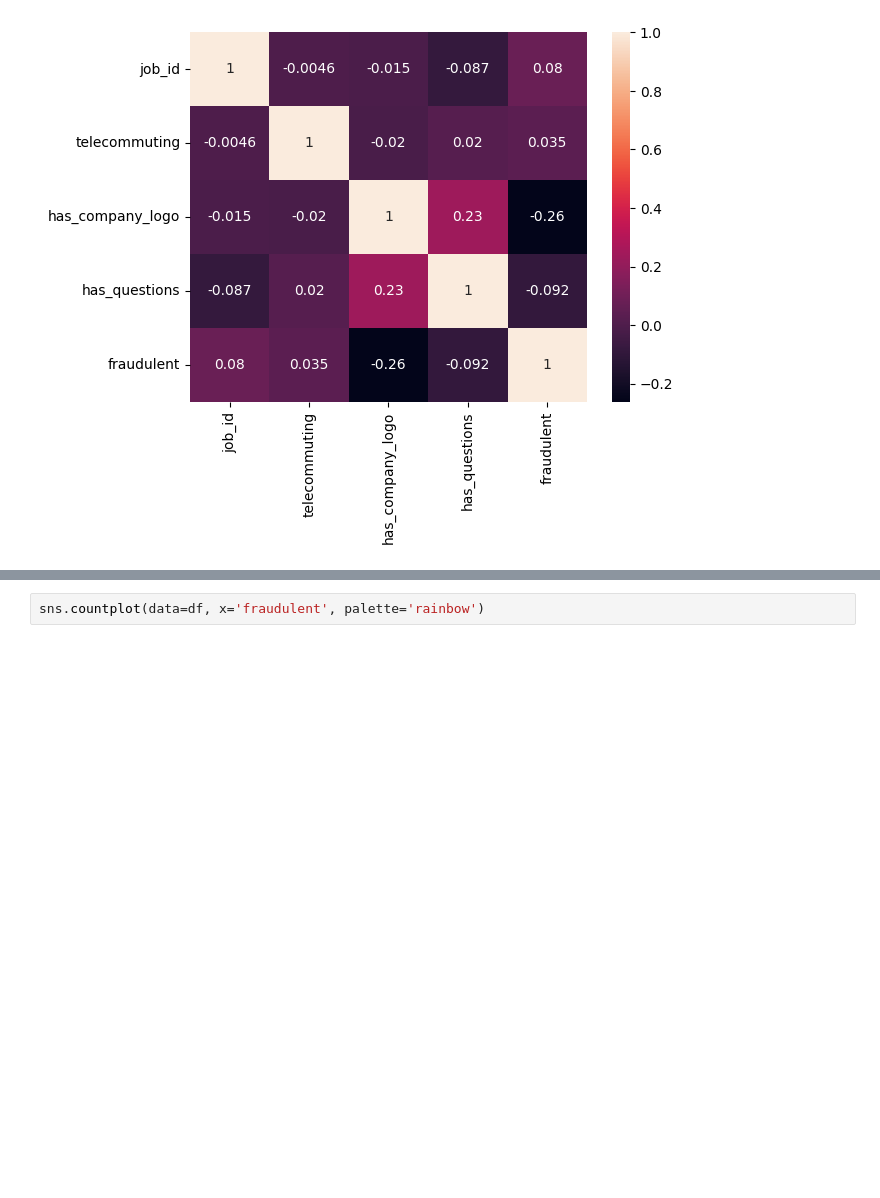
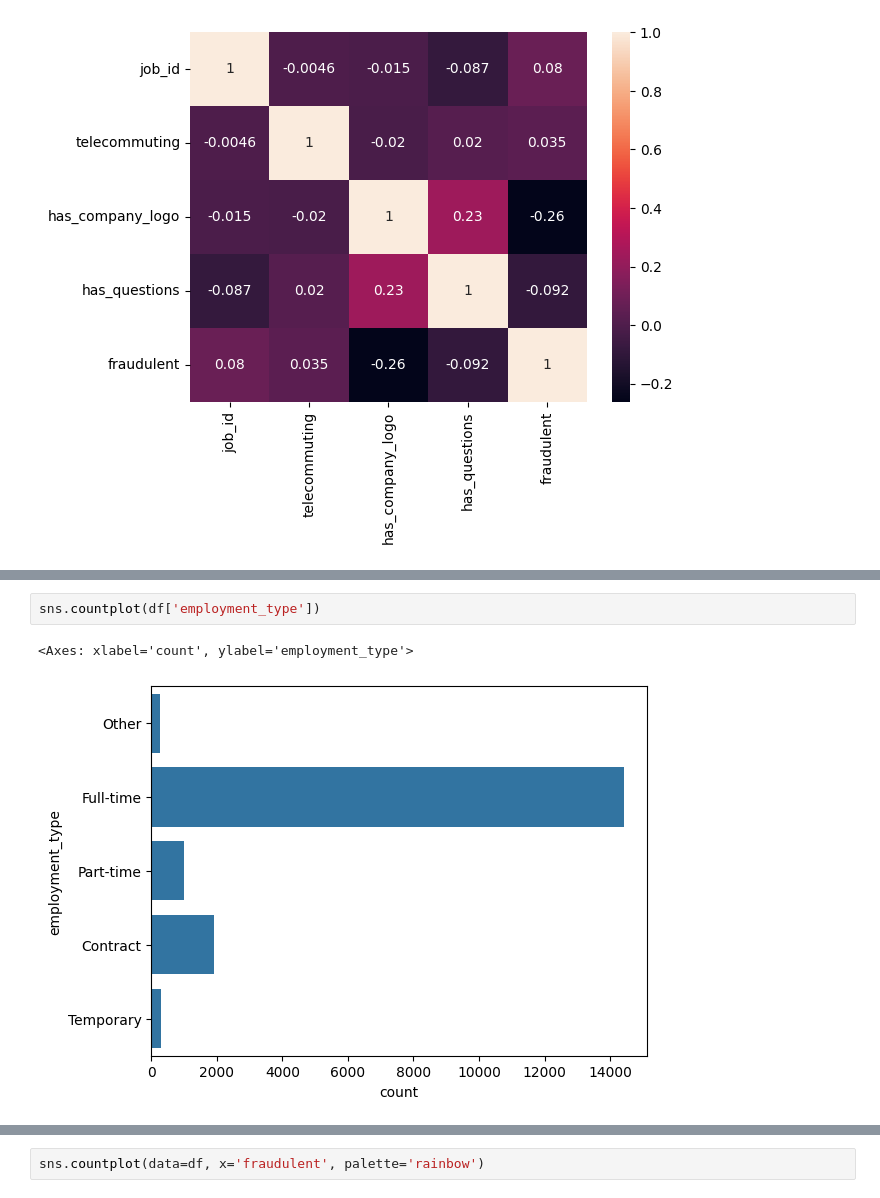
Before and after one commit to akxiit/Job-Scam-Detection, a Jupyter notebook: notebook/EDA.ipynb, the cells around one changed output, grey strips where cells are left out. Saved outputs shown, nothing was run; the diff lists cells and outputs as text; blank space fills up the shorter version.

```diff
--- a/notebook/EDA.ipynb
+++ b/notebook/EDA.ipynb
@@ -346,0 +339,5 @@ sns.heatmap(df[numerical].corr(), annot=True)
+# %%
+sns.countplot(df['employment_type'])
+# %% [output]
+<Axes: xlabel='count', ylabel='employment_type'>
+[figure, added]
```
Also changed, not shown: parts of 22 cells of this notebook.
